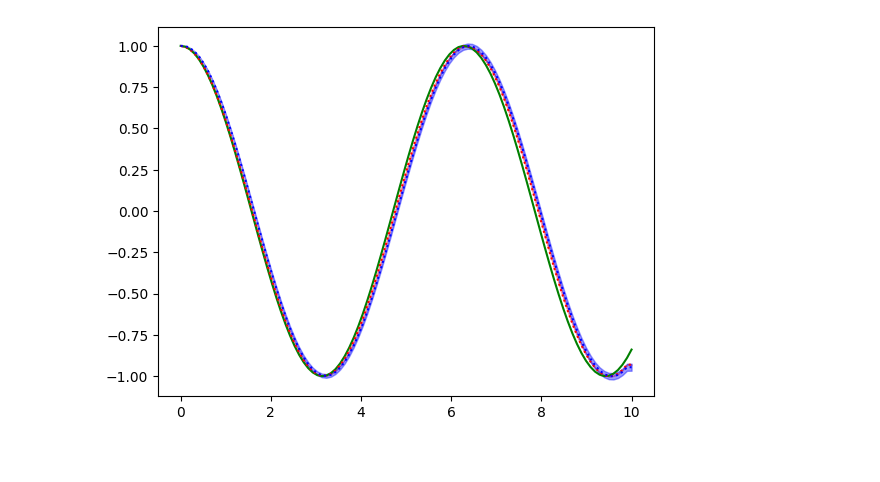
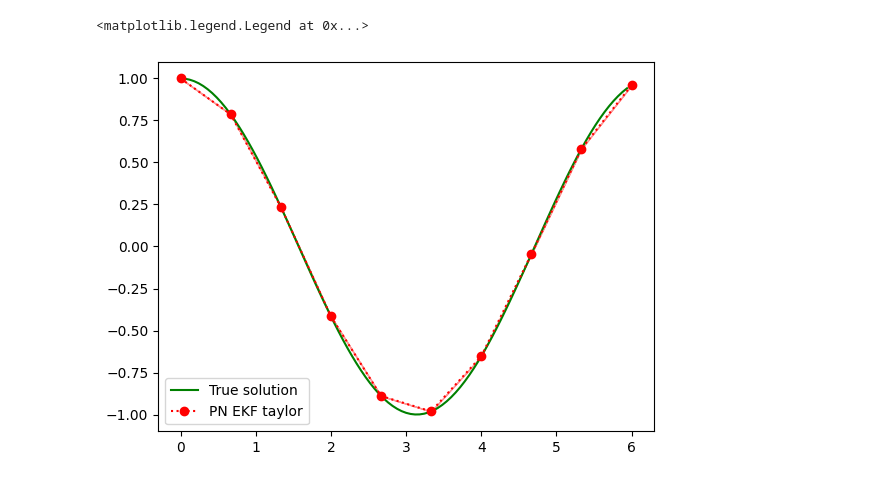
Before and after one commit to Whatisthisname/probabilistic-PDE-solver-on-manifold, a Jupyter notebook: app/test_taylor_init.ipynb, the cells around one changed output. Drawn from its saved outputs; the diff is of its cells as text; code cells hidden in the pictures.

```diff
--- a/app/test_taylor_init.ipynb
+++ b/app/test_taylor_init.ipynb
@@ -3,17 +3,8 @@ import probdiffeq.taylor as taylor
 import jax
 import jax.numpy as jnp
 
-state = 1
-
-
-def vf(y, *, t):
-    du_dt = y[state : state * 2]
-    dv_dt = -y[:state]
-    return jnp.concatenate([du_dt, dv_dt])
-
-
 tcoeffs = taylor.odejet_padded_scan(
-    lambda y: vf(y, t=0), (jnp.asarray([1] * state + [0] * state),), num=4
+    lambda y, dy: -y, (jnp.asarray([1, 0]), jnp.asarray([2, 0])), num=1
 )
-jnp.array(tcoeffs)[:, :state]
+jnp.array(tcoeffs)
 # %% [output]
@@ -26,22 +15,23 @@ Array([[ 1],
 from probabilistic_numerics import kalman_filter as pn
 import matplotlib.pyplot as plt
 
-end_time = 10
+end_time = 6
 
 
-def pn_solve_nonlinear_IVP(q, ax, timesteps, prior_name, prior_matrix):
+def pn_solve_nonlinear_IVP(q, ax, n_solution_points, taylor_init, prior_matrix):
     state = 1
     initial_mean = jnp.zeros(((1 + q) * state,))
     initial_mean = initial_mean.at[0].set(1.0)
-    if prior_name == "yes":
-        tcoeffs = taylor.odejet_padded_scan(
-            lambda y: vf(y, t=0), (initial_mean[:2],), num=q
-        )
-        initial_mean = jnp.array(tcoeffs)[:, 0]
+    initial_mean = initial_mean.at[2].set(-1.0)
+    if taylor_init == "taylor":
+        tcoeffs = taylor.odejet_padded_scan(lambda y, dy: -y, (1, 0), num=q - 1)
+        initial_mean = jnp.array(tcoeffs)
 
-    print(prior_name, initial_mean)
+    print(taylor_init, initial_mean)
 
-    delta = end_time / timesteps
+    print("timesteps:", n_solution_points)
+    delta = end_time / (n_solution_points - 1)
+    print("delta:", delta)
 
     def zero_obs(state, time, step):
         return jnp.array([state[0] + state[2]])
@@ -49,47 +39,58 @@ def pn_solve_nonlinear_IVP(q, ax, timesteps, prior_name, prior_matrix):
     _samples, means, stds = pn.solve_nonlinear_IVP(
         prior_matrix=prior_matrix,
         initial_mean=initial_mean,
+        initial_cov_diag=jnp.array([0, 0, 0] + [1] * (q - 2))
+        if taylor_init == "no taylor"
+        else jnp.array([0] * (q + 1)),
         derivatives=q,
-        timesteps=timesteps,
+        n_solution_points=n_solution_points,
         delta_time=delta,
-        prior=prior_name,
+        prior="iwp",
         observation_function=zero_obs,
-        update_indicator=jnp.array([False] + [True] * (timesteps - 1)),
+        update_indicator=jnp.array([False] + [True] * (n_solution_points - 1)),
         observation_uncertainty=jnp.eye(1) * 0,
     )
+    print(means.shape)
+    print(means[-1, 0], means[-2, 0])
+    # means = means[:, 0]
+    # stds = stds[:, 0]
 
-    x_axis = jnp.linspace(0, end_time, 100)
+    x_axis = jnp.linspace(0, end_time, n_solution_points, endpoint=True)
     means = jnp.interp(
-        x_axis, jnp.linspace(0, end_time, timesteps, endpoint=False), means[:, 0]
+        x_axis, jnp.linspace(0, end_time, n_solution_points, endpoint=True), means[:, 0]
     )
     stds = jnp.interp(
-        x_axis, jnp.linspace(0, end_time, timesteps, endpoint=False), stds[:, 0]
+        x_axis, jnp.linspace(0, end_time, n_solution_points, endpoint=True), stds[:, 0]
     )
     ax.plot(
         x_axis,
         means,
-        label="PN EKF " + prior_name,
+        label="PN EKF " + taylor_init,
         linestyle="dotted",
-        color="r" if prior_name == "yes" else "b",
+        color="r" if taylor_init == "taylor" else "b",
+        marker="o",
     )
     ax.fill_between(
         x_axis,
         means - stds * 3,
         means + stds * 3,
         alpha=0.4,
-        color="r" if prior_name == "yes" else "b",
+        color="r" if taylor_init == "taylor" else "b",
     )
 
 
 plt.gca().plot(
-    jnp.linspace(0, end_time, 100),
-    jnp.cos(jnp.linspace(0, end_time, 100)),
+    jnp.linspace(0, end_time, 100, endpoint=False),
+    jnp.cos(jnp.linspace(0, end_time, 100, endpoint=False)),
     label="True solution",
     color="g",
 )
 # pn_solve_nonlinear_IVP(5, plt.gca(), timesteps=20, prior_name="iwp", prior_matrix=[-1])
-pn_solve_nonlinear_IVP(8, plt.gca(), timesteps=100, prior_name="yes", prior_matrix=[-1])
-pn_solve_nonlinear_IVP(8, plt.gca(), timesteps=100, prior_name="no", prior_matrix=[-1])
-# pn_solve_nonlinear_IVP(8, plt.gca(), timesteps=1000, prior_name="no", prior_matrix=[-1])
-# pn_solve_nonlinear_IVP(2, plt.gca(), timesteps=20, prior_name="iwp", prior_matrix=[-1])
+# pn_solve_nonlinear_IVP(
+#     8, plt.gca(), timesteps=20, taylor_init="taylor", prior_matrix=[-1]
+# )
+pn_solve_nonlinear_IVP(
+    8, plt.gca(), n_solution_points=10, taylor_init="taylor", prior_matrix=[-1]
+)
+plt.gca().legend()
 # %% [output]
@@ -98 +102,2 @@ no [1. 0. 0. 0. 0. 0. 0. 0. 0.]
+<matplotlib.legend.Legend at 0x...>
-[figure, old version]
+[figure, new version]
```
Also changed, not shown: parts of 2 cells of this notebook, 15 other files.
